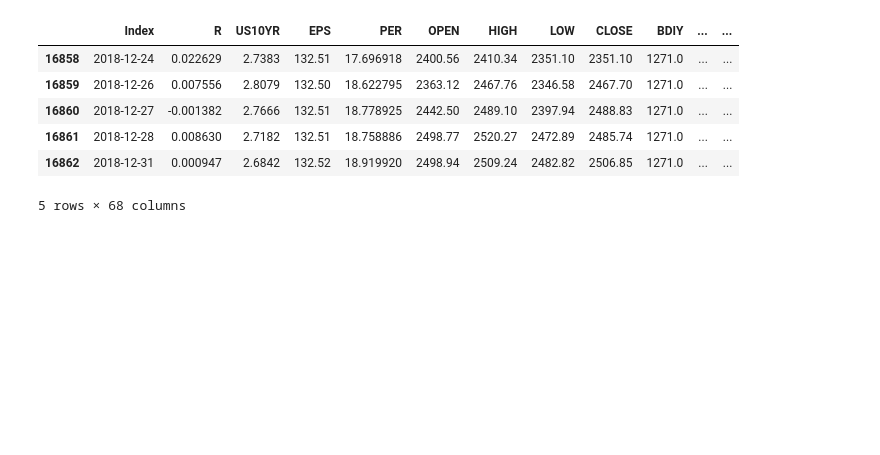
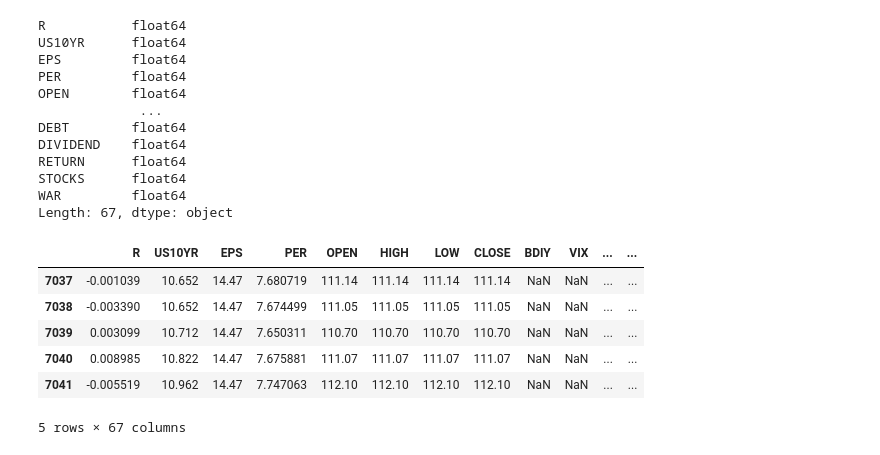
Before and after one commit to Fargle/hull_tactical, a Jupyter notebook: Data.ipynb, the cells around one changed output. Drawn from its saved outputs; the diff is of its cells as text; code cells hidden in the pictures; blank space fills up the shorter version.

```diff
--- a/Data.ipynb
+++ b/Data.ipynb
@@ -2,14 +2,32 @@
 import numpy as np
 import pandas as pd
 from matplotlib import pyplot as plt
-# %%
-df = pd.DataFrame(pd.read_csv('ucsbdata.csv'))
-df.tail()
-# %% [output]
-|  | Index | R | US10YR | EPS | PER | OPEN | HIGH | LOW | CLOSE | BDIY | ... | ... |
-| 16858 | 2018-12-24 | 0.022629 | 2.7383 | 132.51 | 17.696918 | 2400.56 | 2410.34 | 2351.10 | 2351.10 | 1271.0 | ... | ... |
-| 16859 | 2018-12-26 | 0.007556 | 2.8079 | 132.50 | 18.622795 | 2363.12 | 2467.76 | 2346.58 | 2467.70 | 1271.0 | ... | ... |
-| 16860 | 2018-12-27 | -0.001382 | 2.7666 | 132.51 | 18.778925 | 2442.50 | 2489.10 | 2397.94 | 2488.83 | 1271.0 | ... | ... |
-| 16861 | 2018-12-28 | 0.008630 | 2.7182 | 132.51 | 18.758886 | 2498.77 | 2520.27 | 2472.89 | 2485.74 | 1271.0 | ... | ... |
-| 16862 | 2018-12-31 | 0.000947 | 2.6842 | 132.52 | 18.919920 | 2498.94 | 2509.24 | 2482.82 | 2506.85 | 1271.0 | ... | ... |
-5 rows × 68 columns
+# %%
+df = pd.DataFrame(pd.read_csv('ucsbdata.csv'))
+df = df[df["R"].notna()]
+df.fillna(0)
+del df["Index"]
+print(df.dtypes)
+
+dfnorm = (df - df.mean())/df.std()
+df.head()
+# %% [output]
+R           float64
+US10YR      float64
+EPS         float64
+PER         float64
+OPEN        float64
+             ...
+DEBT        float64
+DIVIDEND    float64
+RETURN      float64
+STOCKS      float64
+WAR         float64
+Length: 67, dtype: object
+|  | R | US10YR | EPS | PER | OPEN | HIGH | LOW | CLOSE | BDIY | VIX | ... | ... |
+| 7037 | -0.001039 | 10.652 | 14.47 | 7.680719 | 111.14 | 111.14 | 111.14 | 111.14 | NaN | NaN | ... | ... |
+| 7038 | -0.003390 | 10.652 | 14.47 | 7.674499 | 111.05 | 111.05 | 111.05 | 111.05 | NaN | NaN | ... | ... |
+| 7039 | 0.003099 | 10.712 | 14.47 | 7.650311 | 110.70 | 110.70 | 110.70 | 110.70 | NaN | NaN | ... | ... |
+| 7040 | 0.008985 | 10.822 | 14.47 | 7.675881 | 111.07 | 111.07 | 111.07 | 111.07 | NaN | NaN | ... | ... |
+| 7041 | -0.005519 | 10.962 | 14.47 | 7.747063 | 112.10 | 112.10 | 112.10 | 112.10 | NaN | NaN | ... | ... |
+5 rows × 67 columns
```
Also changed, not shown: parts of 4 cells of this notebook, 1 other file.
